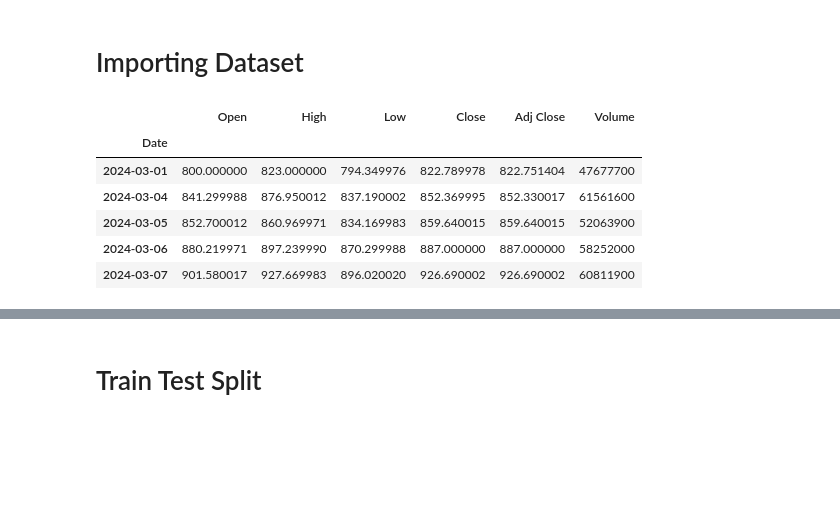
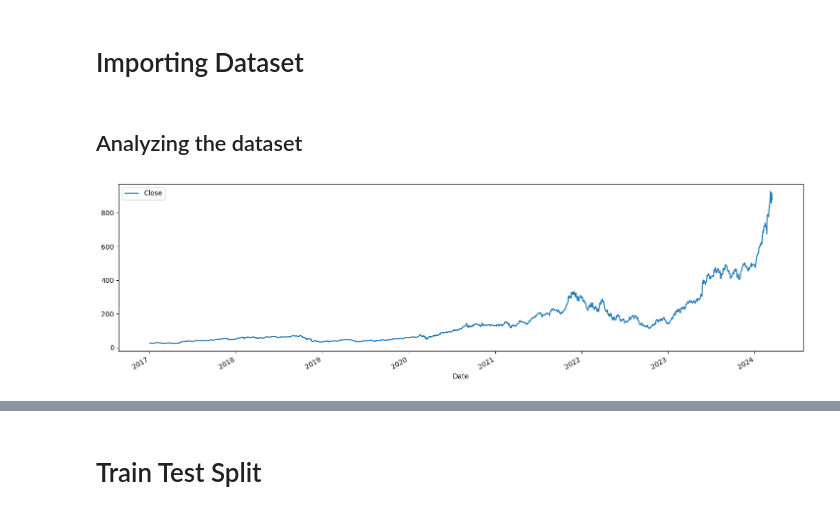
Before and after one commit to maestria-ds-eafit/estadistica-avanzada, a Jupyter notebook: ARMA Model for NVDA Price.ipynb, the cells around one changed output, grey strips where cells are left out. Drawn from its saved outputs; the diff is of its cells as text; code cells hidden in the pictures; blank space fills up the shorter version.

Commit message:
Adds more data

```diff
--- a/ARMA Model for NVDA Price.ipynb
+++ b/ARMA Model for NVDA Price.ipynb
@@ -16,16 +16,8 @@ from sklearn.metrics import mean_squared_error
 # %%
 file_path = "nvda.csv"
 # %%
-data_backup = pd.read_csv(file_path)
-data_backup.Date = pd.to_datetime(data_backup.Date)
-data_backup.set_index("Date", inplace=True)
+df = pd.read_csv(file_path)
+df = df[["Date", "Close"]]
+df.Date = pd.to_datetime(df.Date)
+data_backup = df.copy()
+df.set_index("Date", inplace=True)
-# %%
-data_backup.head()
-# %% [output]
-|  | Open | High | Low | Close | Adj Close | Volume |
-| Date |  |  |  |  |  |  |
-| 2024-03-01 | 800.000000 | 823.000000 | 794.349976 | 822.789978 | 822.751404 | 47677700 |
-| 2024-03-04 | 841.299988 | 876.950012 | 837.190002 | 852.369995 | 852.330017 | 61561600 |
-| 2024-03-05 | 852.700012 | 860.969971 | 834.169983 | 859.640015 | 859.640015 | 52063900 |
-| 2024-03-06 | 880.219971 | 897.239990 | 870.299988 | 887.000000 | 887.000000 | 58252000 |
-| 2024-03-07 | 901.580017 | 927.669983 | 896.020020 | 926.690002 | 926.690002 | 60811900 |
@@ -33,0 +24,7 @@ data = data_backup[["Close"]]
+# %% [markdown]
+## Analyzing the dataset
+# %%
+df.plot()
+plt.show()
+# %% [output]
+[figure, added]
```
Also changed, not shown: parts of 11 cells of this notebook, 2 other files.
